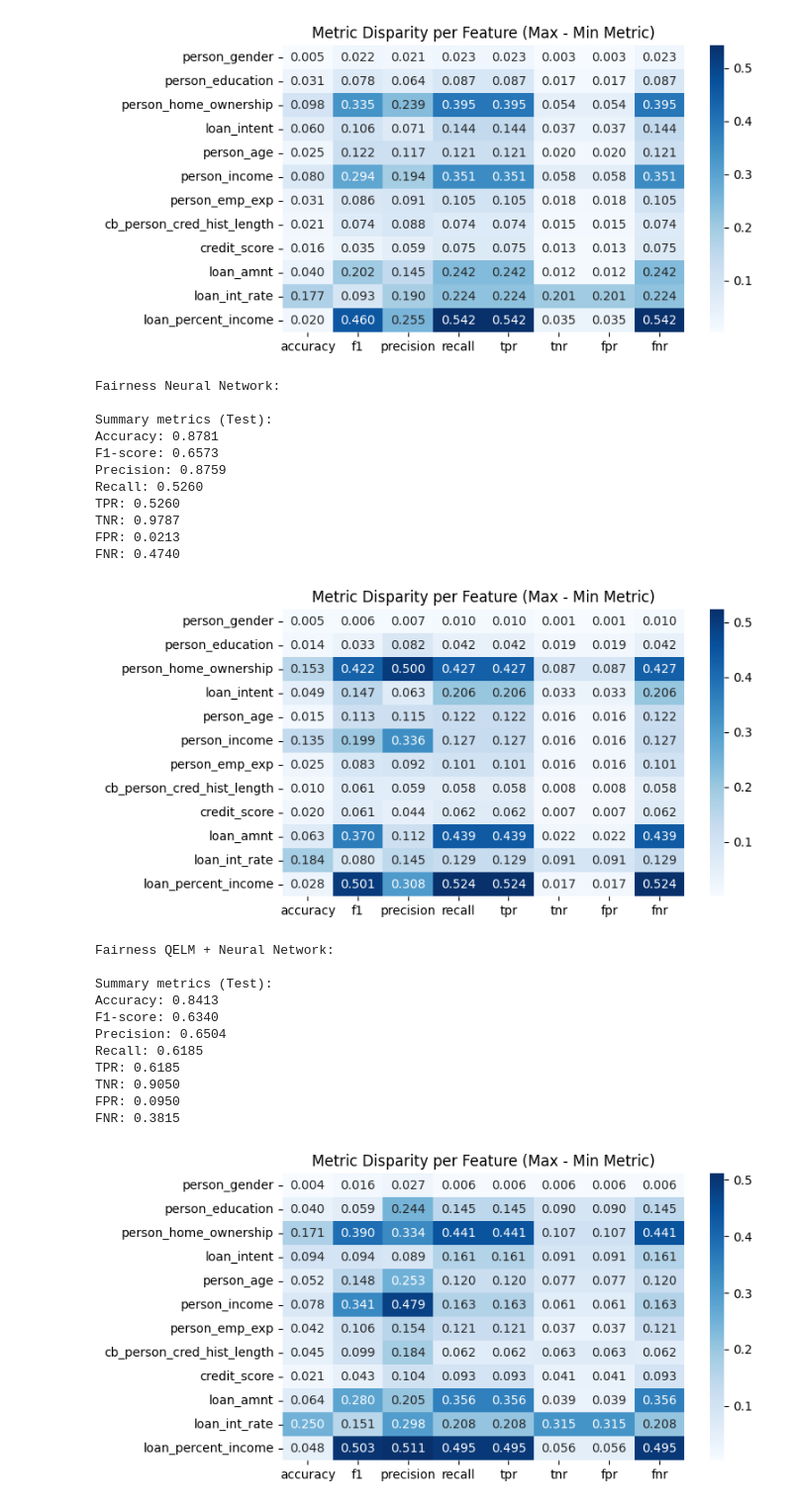
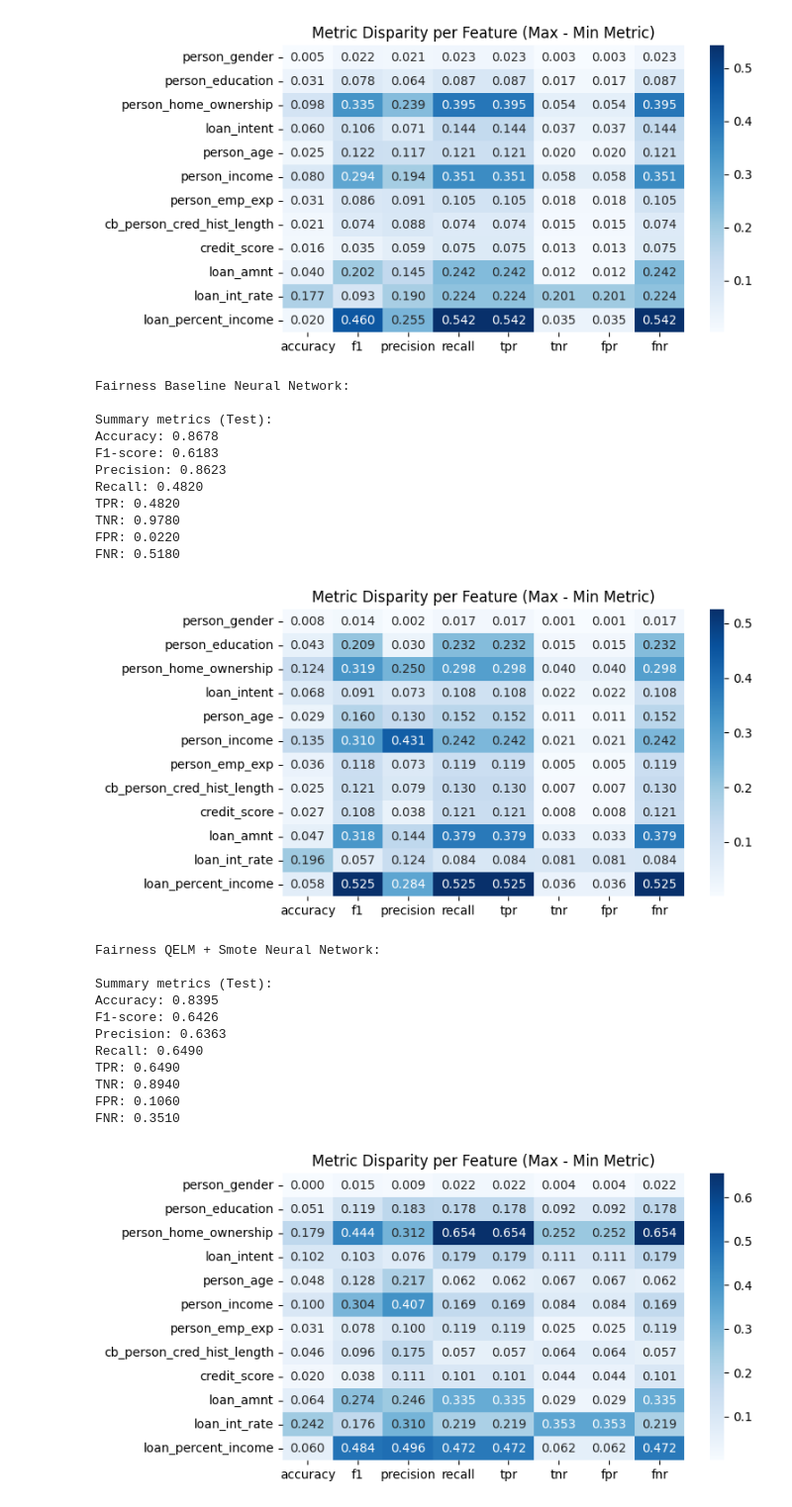
Before and after one commit to ntdai95/CSC503-Final-Project, a Jupyter notebook: notebooks/main.ipynb, the cells around one changed output. Shown at 99% size. Cells and saved outputs as stored; diff of their text form; code cells hidden in the pictures.

```diff
--- a/notebooks/main.ipynb
+++ b/notebooks/main.ipynb
@@ -240,6 +232,16 @@ Pipeline(steps=[('model',
 ## Quantum
 # %%
 qelm_train_df, qelm_test_df = QELMIsing().run()
+qelm_feature_columns = []
+for column in qelm_train_df.columns:
+    if column != "loan_status":
+        qelm_feature_columns.append(column)
+
+qelm_scaler = StandardScaler()
+qelm_nn_train_df = qelm_train_df.copy()
+qelm_nn_test_df = qelm_test_df.copy()
+qelm_nn_train_df[qelm_feature_columns] = qelm_scaler.fit_transform(qelm_train_df[qelm_feature_columns])
+qelm_nn_test_df[qelm_feature_columns] = qelm_scaler.transform(qelm_test_df[qelm_feature_columns])
 # %% [output]
 QELM output already exists, skipping quantum simulation: loan_data_qelm_ising_train.csv, loan_data_qelm_ising_test.csv
 # %%
@@ -323,6 +286,6 @@ Pipeline(steps=[('preprocess',
 # %%
 print("\n\nQuantum Smote Neural Network:\n")
-qelm_smote_neural_network = SmoteNeuralNetwork(qelm_train_df, qelm_test_df, config={"model_filename": "neural_network_qelm_smote.joblib"})
+qelm_smote_neural_network = SmoteNeuralNetwork(qelm_nn_train_df, qelm_nn_test_df, config={"model_filename": "neural_network_qelm_smote.joblib"})
 qelm_smote_neural_network.run()
 # %% [output]
 Quantum Smote Neural Network:
@@ -414,42 +376,44 @@ FPR: 0.0320
 FNR: 0.3445
 [figure]
 # %%
-print("\n\nFairness Neural Network:\n")
-fairness_nn_estimator = tuned_nn_estimator(neural_network)
-fairness_nn_model = FairnessEnhancedModel(fairness_train_df, fairness_test_df, fairness_nn_estimator,
-                                          needs_encoding=True, model_name="neural_network", max_iter=20, show_plot=True)
+print("\n\nFairness Baseline Neural Network:\n")
+fairness_nn_estimator = tuned_nn_estimator(baseline_neural_network)
+fairness_nn_model = FairnessEnhancedModel(nn_train_df, nn_test_df, fairness_nn_estimator,
+                                          sensitive_source_train_df=clean_train_df,
+                                          sensitive_source_test_df=test_df,
+                                          needs_encoding=False, model_name="neural_network", max_iter=20, show_plot=True)
 fairness_nn_model.run()
 # %% [output]
-Fairness Neural Network:
+Fairness Baseline Neural Network:
 
 Summary metrics (Test):
-Accuracy: 0.8781
-F1-score: 0.6573
-Precision: 0.8759
-Recall: 0.5260
-TPR: 0.5260
-TNR: 0.9787
-FPR: 0.0213
-FNR: 0.4740
+Accuracy: 0.8678
+F1-score: 0.6183
+Precision: 0.8623
+Recall: 0.4820
+TPR: 0.4820
+TNR: 0.9780
+FPR: 0.0220
+FNR: 0.5180
-[figure, old version]
+[figure, new version]
 # %%
-print("\n\nFairness QELM + Neural Network:\n")
+print("\n\nFairness QELM + Smote Neural Network:\n")
 fairness_qelm_nn_estimator = tuned_nn_estimator(qelm_smote_neural_network)
-fairness_qelm_nn_model = FairnessEnhancedModel(qelm_train_df, qelm_test_df, fairness_qelm_nn_estimator,
+fairness_qelm_nn_model = FairnessEnhancedModel(qelm_nn_train_df, qelm_nn_test_df, fairness_qelm_nn_estimator,
                                                sensitive_source_train_df=smoted_train_df,
                                                sensitive_source_test_df=test_df,
                                                needs_encoding=False, model_name="qelm_neural_network", max_iter=20, show_plot=True)
 fairness_qelm_nn_model.run()
 # %% [output]
-Fairness QELM + Neural Network:
+Fairness QELM + Smote Neural Network:
 
 Summary metrics (Test):
-Accuracy: 0.8413
-F1-score: 0.6340
-Precision: 0.6504
-Recall: 0.6185
-TPR: 0.6185
-TNR: 0.9050
-FPR: 0.0950
-FNR: 0.3815
+Accuracy: 0.8395
+F1-score: 0.6426
+Precision: 0.6363
+Recall: 0.6490
+TPR: 0.6490
+TNR: 0.8940
+FPR: 0.1060
+FNR: 0.3510
-[figure, old version]
+[figure, new version]
```
Also changed, not shown: parts of 8 cells of this notebook, 14 other files.
